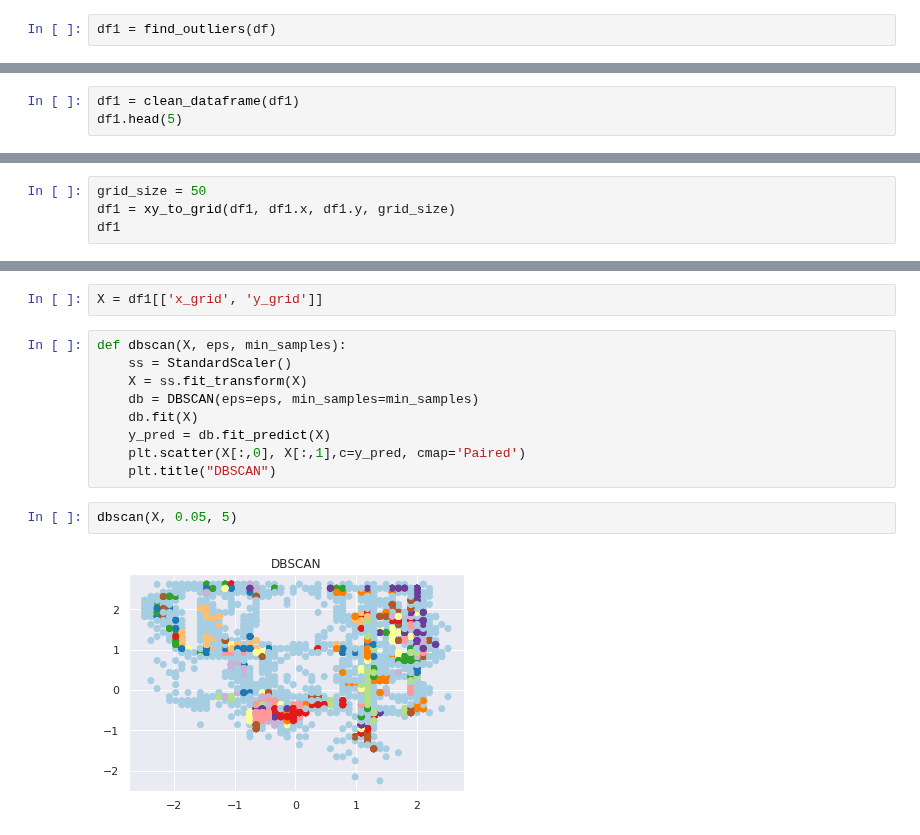
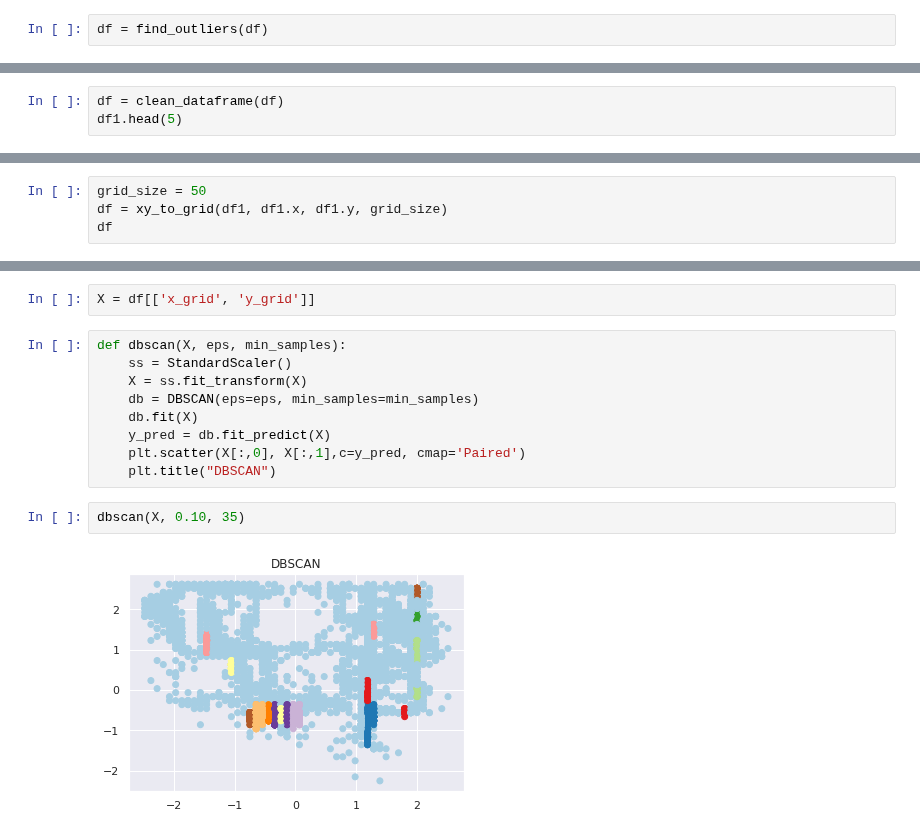
Before and after one commit to Erik-Eki/Project-2-machine-learning-applications, a Jupyter notebook: dbscan.ipynb, the cells around one changed output, grey strips where cells are left out. Drawn from its saved outputs; the diff is of its cells as text.

```diff
--- a/dbscan.ipynb
+++ b/dbscan.ipynb
@@ -34,7 +34,7 @@ df.head()
 | 3 | b'-2393099149039893833' | b'2020-06-24 12:20:09.622846+00:00' | 2894 | -254 | 100 | 0 |
 | 4 | b'-2393099149039893833' | b'2020-06-24 12:20:10.116102+00:00' | 2888 | -188 | 100 | 0 |
 # %%
-df1 = find_outliers(df)
+df = find_outliers(df)
 # %% [output]
 Number of missing variables in table
  node_id      0
@@ -55,7 +55,7 @@ Ouliers removed:     152
 Data after:  9848
 [figure]
 # %%
-df1 = clean_dataframe(df1)
+df = clean_dataframe(df)
 df1.head(5)
 # %% [output]
 |  | node_id | timestamp | x | y | dayofweek | current_hour |
@@ -66,8 +66,8 @@ df1.head(5)
 | 4 | 1 | 2020-06-24 15:20:10.116 | 2888 | -188 | 2 | 8 |
 # %%
 grid_size = 50
-df1 = xy_to_grid(df1, df1.x, df1.y, grid_size)
-df1
+df = xy_to_grid(df1, df1.x, df1.y, grid_size)
+df
 # %% [output]
 |  | node_id | timestamp | x | y | dayofweek | current_hour | x_grid | y_grid | grid_id |
 | 0 | 1 | 2020-06-24 15:20:08.533 | 2762 | -257 | 2 | 8 | 35 | 15 | 785 |
@@ -86,7 +86,7 @@ df1
 from sklearn.cluster import DBSCAN
 from sklearn.preprocessing import StandardScaler
 # %%
-X = df1[['x_grid', 'y_grid']]
+X = df[['x_grid', 'y_grid']]
 # %%
 def dbscan(X, eps, min_samples):
     ss = StandardScaler()
@@ -97,6 +97,6 @@ def dbscan(X, eps, min_samples):
     plt.scatter(X[:,0], X[:,1],c=y_pred, cmap='Paired')
     plt.title("DBSCAN")
 # %%
-dbscan(X, 0.05, 5)
+dbscan(X, 0.10, 35)
 # %% [output]
-[figure, old version]
+[figure, new version]
```
Also changed, not shown: parts of 3 cells of this notebook, 2 other files.
